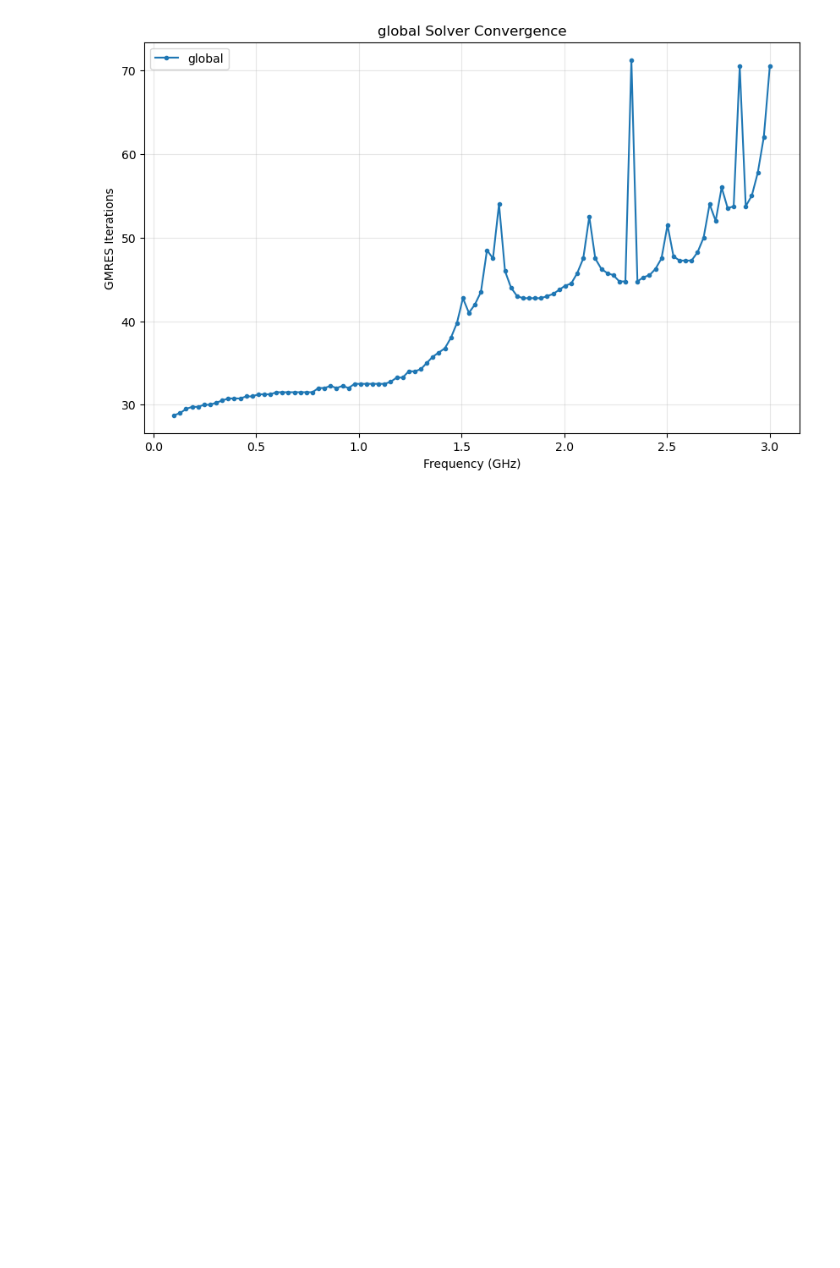
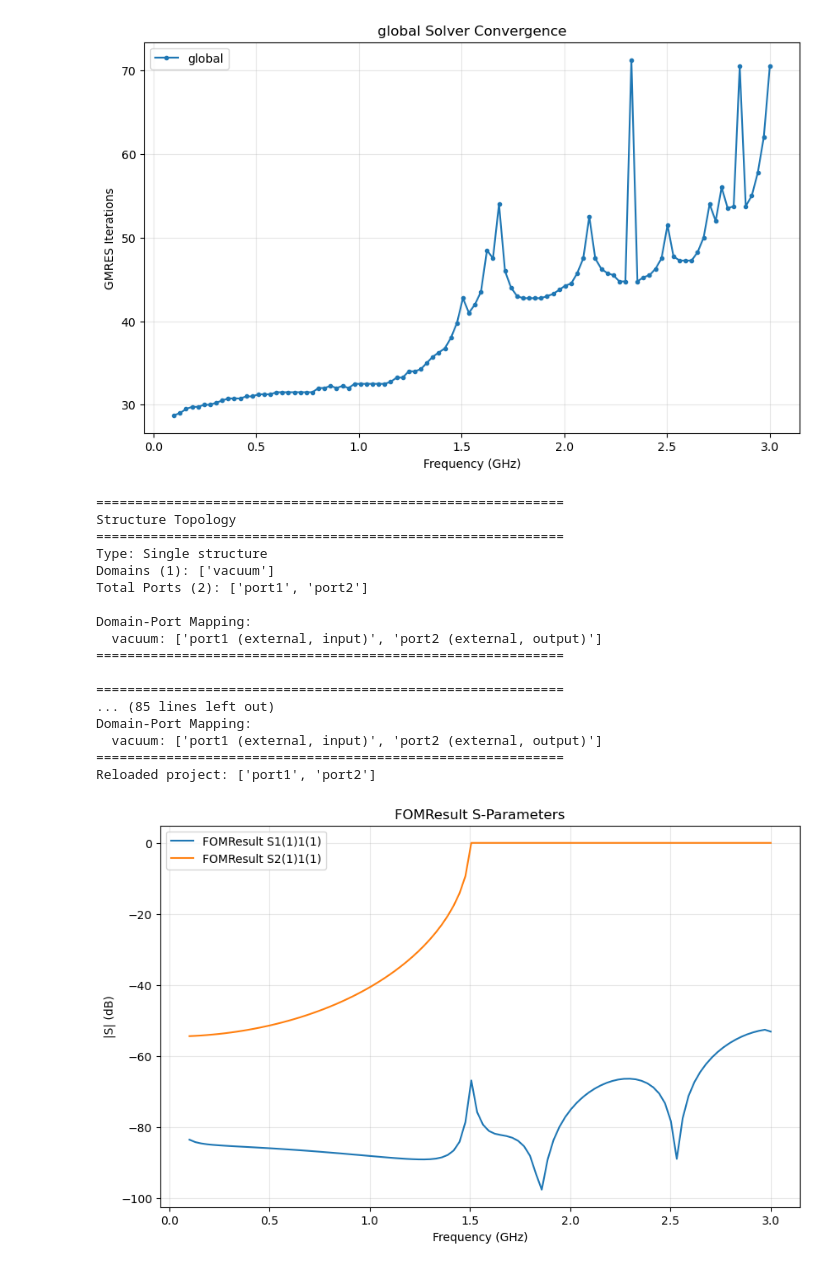
Before and after one commit to Dark-Elektron/cavsim3d, a Jupyter notebook: examples/rwg/rwg.ipynb, the cells around one changed output. Saved outputs shown, nothing was run; the diff lists cells and outputs as text; code cells hidden in the pictures; blank space fills up the shorter version.

```diff
--- a/examples/rwg/rwg.ipynb
+++ b/examples/rwg/rwg.ipynb
@@ -217,3 +217,44 @@ fds.fom.plot_residual('iterations')
 (<Figure size 1000x600 with 1 Axes>,
  <Axes: title={'center': 'global Solver Convergence'}, xlabel='Frequency (GHz)', ylabel='GMRES Iterations'>)
 [figure]
+# %%
+import numpy as np
+import matplotlib.pyplot as plt
+from geometry.primitives import RectangularWaveguide
+from solvers.frequency_domain import FrequencyDomainSolver
+
+# 1. Setup and Solve
+rwg = RectangularWaveguide(a=100e-3, L=200e-3, maxh=0.04)
+fds = FrequencyDomainSolver(rwg, order=3)
+fds.assemble_matrices(nportmodes=1)
+
+# Run sweep and save
+results = fds.solve(fmin=0.1, fmax=3.0, nsamples=100, store_snapshots=True)
+project_path = fds.save(r"C:\Users\Soske\Documents\git_projects\cavsim3d_simulations\rwg_standard")
+
+# 2. Load in a fresh session
+reloaded_fds = FrequencyDomainSolver.load(r"C:\Users\Soske\Documents\git_projects\cavsim3d_simulations\rwg_standard")
+
+# 3. Verify and Plot
+print(f"Reloaded project: {reloaded_fds.ports}")
+reloaded_fds.fom.plot_s(params=['1(1)1(1)', '2(1)1(1)'])
+plt.show()
+# %% [output]
+============================================================
+Structure Topology
+============================================================
+Type: Single structure
+Domains (1): ['vacuum']
+Total Ports (2): ['port1', 'port2']
+
+Domain-Port Mapping:
+  vacuum: ['port1 (external, input)', 'port2 (external, output)']
+============================================================
+
+============================================================
+... (85 lines left out)
+Domain-Port Mapping:
+  vacuum: ['port1 (external, input)', 'port2 (external, output)']
+============================================================
+Reloaded project: ['port1', 'port2']
+[figure, added]
```
Also changed, not shown: parts of 2 cells of this notebook, 31 other files.
